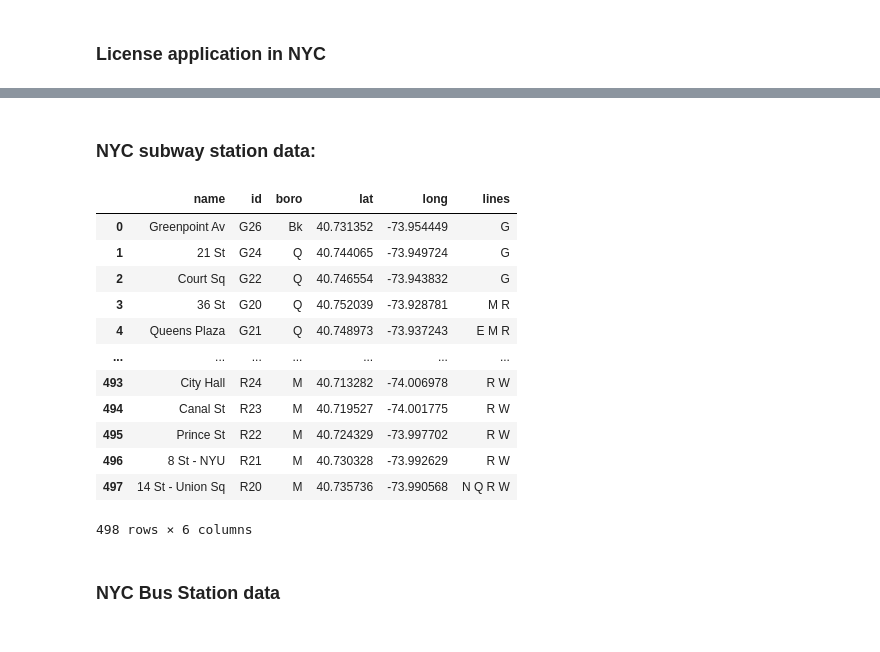
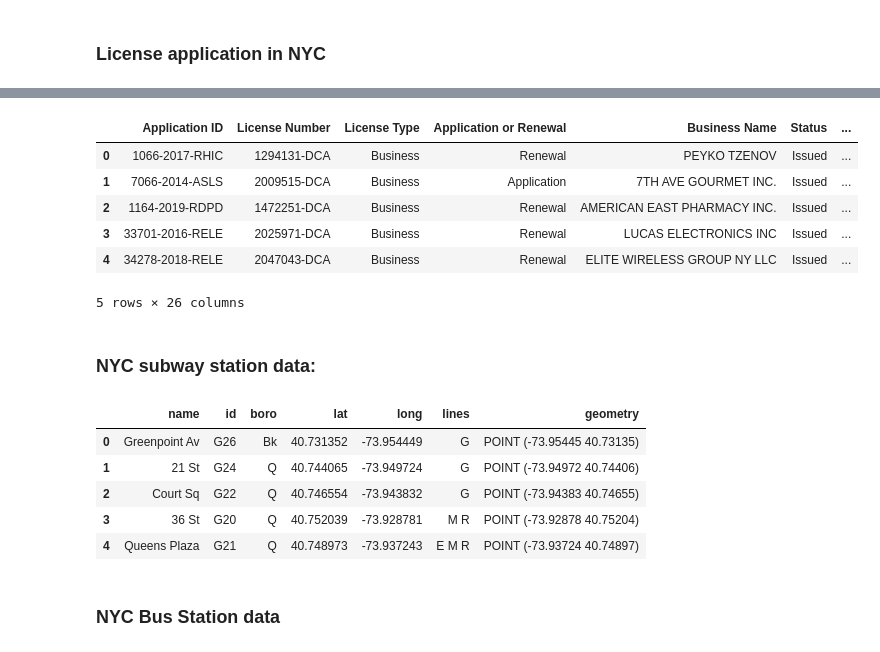
Before and after one commit to CharlesFeng0314/CUSP, a Jupyter notebook: MLC/MLC Fall 2024 final pro/7033 final pro.ipynb, the cells around one changed output, grey strips where cells are left out. Cells and saved outputs as stored; diff of their text form; code cells hidden in the pictures.

```diff
--- a/MLC/MLC Fall 2024 final pro/7033 final pro.ipynb
+++ b/MLC/MLC Fall 2024 final pro/7033 final pro.ipynb
@@ -96,23 +87,34 @@ license_appli.head()
+# %%
+geometry = [Point(xy) for xy in zip(license_appli.Longitude, license_appli.Latitude)]
+license_appli = gpd.GeoDataFrame(license_appli, geometry=geometry)
+
+license_appli.set_crs("EPSG:4269", inplace=True)
+license_appli.head()
+# %% [output]
+|  | Application ID | License Number | License Type | Application or Renewal | Business Name | Status | ... |
+| 0 | 1066-2017-RHIC | 1294131-DCA | Business | Renewal | PEYKO TZENOV | Issued | ... |
+| 1 | 7066-2014-ASLS | 2009515-DCA | Business | Application | 7TH AVE GOURMET INC. | Issued | ... |
+| 2 | 1164-2019-RDPD | 1472251-DCA | Business | Renewal | AMERICAN EAST PHARMACY INC. | Issued | ... |
+| 3 | 33701-2016-RELE | 2025971-DCA | Business | Renewal | LUCAS ELECTRONICS INC | Issued | ... |
+| 4 | 34278-2018-RELE | 2047043-DCA | Business | Renewal | ELITE WIRELESS GROUP NY LLC | Issued | ... |
+5 rows × 26 columns
 # %% [markdown]
 ### NYC subway station data:
 # %%
 Stations = pd.read_csv( 'https://raw.githubusercontent.com/CUSP2021ADS/Data/main/NYCSubwayNodes.csv' , index_col=None, header=0 )
 # %%
-Stations
+geometry = [Point(xy) for xy in zip(Stations.long, Stations.lat)]
+Stations = gpd.GeoDataFrame(Stations, geometry=geometry)
+
+Stations.set_crs("EPSG:4269", inplace=True)
+Stations.head()
 # %% [output]
-|  | name | id | boro | lat | long | lines |
-| 0 | Greenpoint Av | G26 | Bk | 40.731352 | -73.954449 | G |
-| 1 | 21 St | G24 | Q | 40.744065 | -73.949724 | G |
-| 2 | Court Sq | G22 | Q | 40.746554 | -73.943832 | G |
-| 3 | 36 St | G20 | Q | 40.752039 | -73.928781 | M R |
-| 4 | Queens Plaza | G21 | Q | 40.748973 | -73.937243 | E M R |
-| ... | ... | ... | ... | ... | ... | ... |
-| 493 | City Hall | R24 | M | 40.713282 | -74.006978 | R W |
-| 494 | Canal St | R23 | M | 40.719527 | -74.001775 | R W |
-| 495 | Prince St | R22 | M | 40.724329 | -73.997702 | R W |
-| 496 | 8 St - NYU | R21 | M | 40.730328 | -73.992629 | R W |
-| 497 | 14 St - Union Sq | R20 | M | 40.735736 | -73.990568 | N Q R W |
+|  | name | id | boro | lat | long | lines | geometry |
+| 0 | Greenpoint Av | G26 | Bk | 40.731352 | -73.954449 | G | POINT (-73.95445 40.73135) |
+| 1 | 21 St | G24 | Q | 40.744065 | -73.949724 | G | POINT (-73.94972 40.74406) |
+| 2 | Court Sq | G22 | Q | 40.746554 | -73.943832 | G | POINT (-73.94383 40.74655) |
+| 3 | 36 St | G20 | Q | 40.752039 | -73.928781 | M R | POINT (-73.92878 40.75204) |
+| 4 | Queens Plaza | G21 | Q | 40.748973 | -73.937243 | E M R | POINT (-73.93724 40.74897) |
-498 rows × 6 columns
 # %% [markdown]
 ### NYC Bus Station data
 # %%
```
Also changed, not shown: parts of 13 cells of this notebook, 10 other files.
